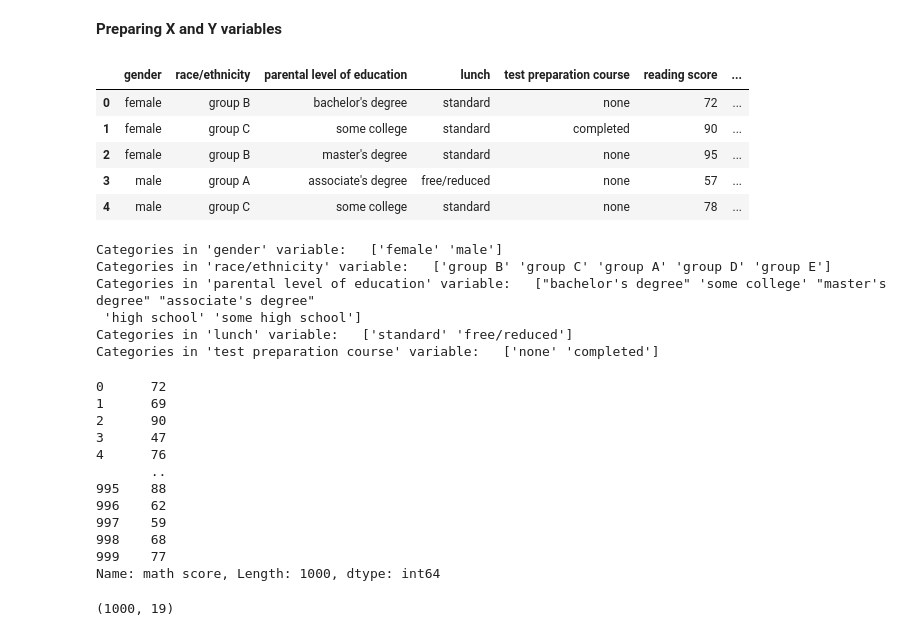
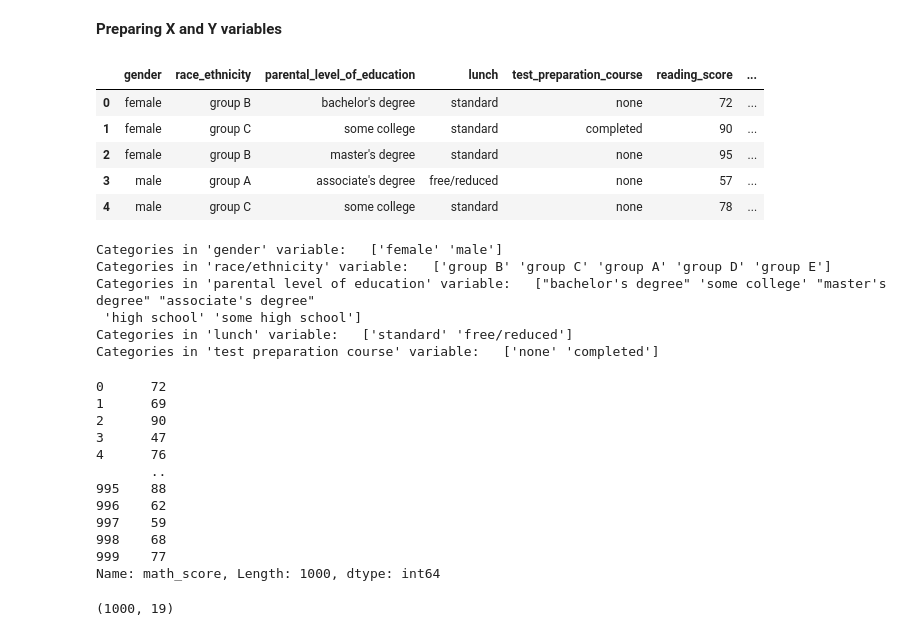
Before and after one commit to Sawan127/End-to-end, a Jupyter notebook: notebook/model training.ipynb, the cells around one changed output. Cells and saved outputs as stored; diff of their text form; code cells hidden in the pictures.

```diff
--- a/notebook/model training.ipynb
+++ b/notebook/model training.ipynb
@@ -47,11 +39,11 @@ df.head()
 # %% [markdown]
 **Preparing X and Y variables**
 # %%
-X = df.drop(columns=['math score'], axis=1)
+X = df.drop(columns=['math_score'], axis=1)
 
 X.head()
 # %% [output]
-|  | gender | race/ethnicity | parental level of education | lunch | test preparation course | reading score | ... |
+|  | gender | race_ethnicity | parental_level_of_education | lunch | test_preparation_course | reading_score | ... |
 | 0 | female | group B | bachelor's degree | standard | none | 72 | ... |
 | 1 | female | group C | some college | standard | completed | 90 | ... |
 | 2 | female | group B | master's degree | standard | none | 95 | ... |
@@ -80,7 +72,7 @@ Categories in 'parental level of education' variable:   ["bachelor's degree" 'so
 Categories in 'lunch' variable:   ['standard' 'free/reduced']
 Categories in 'test preparation course' variable:   ['none' 'completed']
 # %%
-y = df['math score']
+y = df['math_score']
 
 y
 # %% [output]
@@ -95,7 +87,7 @@ y
 997    59
 998    68
 999    77
-Name: math score, Length: 1000, dtype: int64
+Name: math_score, Length: 1000, dtype: int64
 # %%
 #  Create column transformer with 3 types of transformers
 num_features = X.select_dtypes(exclude="object").columns
```
Also changed, not shown: parts of 6 cells of this notebook, 19 other files.
